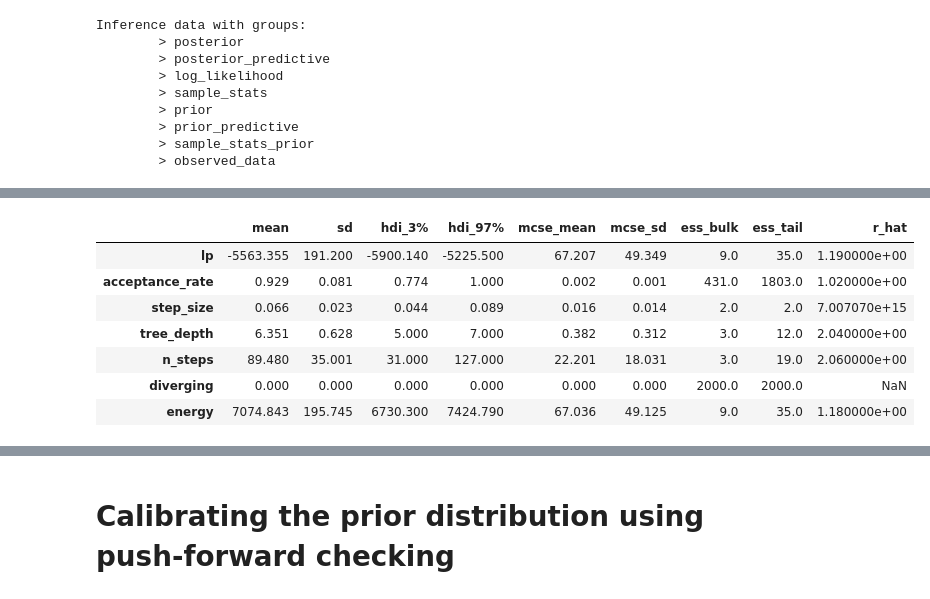
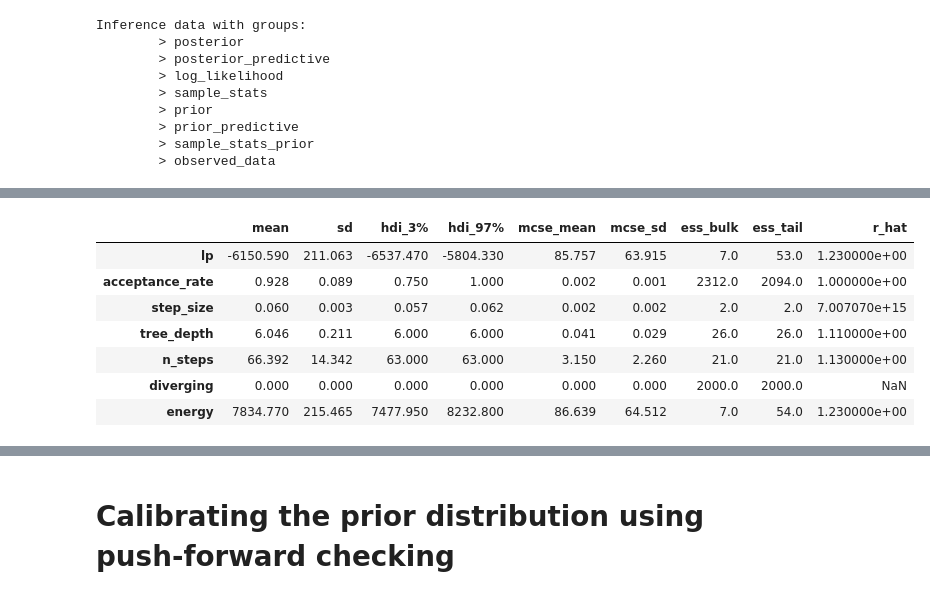
Before and after one commit to teddygroves/bibat, a Jupyter notebook: bibat/examples/baseball/investigate.ipynb, the cells around one changed output, grey strips where cells are left out. Cells and saved outputs as stored; diff of their text form; code cells hidden in the pictures.

```diff
--- a/bibat/examples/baseball/investigate.ipynb
+++ b/bibat/examples/baseball/investigate.ipynb
@@ -65,15 +106,15 @@ az.summary(idatas["gpareto2006"])
 310 rows × 9 columns
 # %%
-az.summary(idatas["gparetorecent"].sample_stats_prior)
+az.summary(idatas["gparetobdb"].sample_stats_prior)
 # %% [output]
 |  | mean | sd | hdi_3% | hdi_97% | mcse_mean | mcse_sd | ess_bulk | ess_tail | r_hat |
-| lp | -5563.355 | 191.200 | -5900.140 | -5225.500 | 67.207 | 49.349 | 9.0 | 35.0 | 1.190000e+00 |
-| acceptance_rate | 0.929 | 0.081 | 0.774 | 1.000 | 0.002 | 0.001 | 431.0 | 1803.0 | 1.020000e+00 |
-| step_size | 0.066 | 0.023 | 0.044 | 0.089 | 0.016 | 0.014 | 2.0 | 2.0 | 7.007070e+15 |
-| tree_depth | 6.351 | 0.628 | 5.000 | 7.000 | 0.382 | 0.312 | 3.0 | 12.0 | 2.040000e+00 |
-| n_steps | 89.480 | 35.001 | 31.000 | 127.000 | 22.201 | 18.031 | 3.0 | 19.0 | 2.060000e+00 |
+| lp | -6150.590 | 211.063 | -6537.470 | -5804.330 | 85.757 | 63.915 | 7.0 | 53.0 | 1.230000e+00 |
+| acceptance_rate | 0.928 | 0.089 | 0.750 | 1.000 | 0.002 | 0.001 | 2312.0 | 2094.0 | 1.000000e+00 |
+| step_size | 0.060 | 0.003 | 0.057 | 0.062 | 0.002 | 0.002 | 2.0 | 2.0 | 7.007070e+15 |
+| tree_depth | 6.046 | 0.211 | 6.000 | 6.000 | 0.041 | 0.029 | 26.0 | 26.0 | 1.110000e+00 |
+| n_steps | 66.392 | 14.342 | 63.000 | 63.000 | 3.150 | 2.260 | 21.0 | 21.0 | 1.130000e+00 |
 | diverging | 0.000 | 0.000 | 0.000 | 0.000 | 0.000 | 0.000 | 2000.0 | 2000.0 | NaN |
-| energy | 7074.843 | 195.745 | 6730.300 | 7424.790 | 67.036 | 49.125 | 9.0 | 35.0 | 1.180000e+00 |
+| energy | 7834.770 | 215.465 | 7477.950 | 8232.800 | 86.639 | 64.512 | 7.0 | 54.0 | 1.230000e+00 |
 # %%
 az.summary(idatas["gpareto2006"], var_names=["k", "sigma"])
 # %% [output]
```
Also changed, not shown: parts of 16 cells of this notebook, 21 other files.
